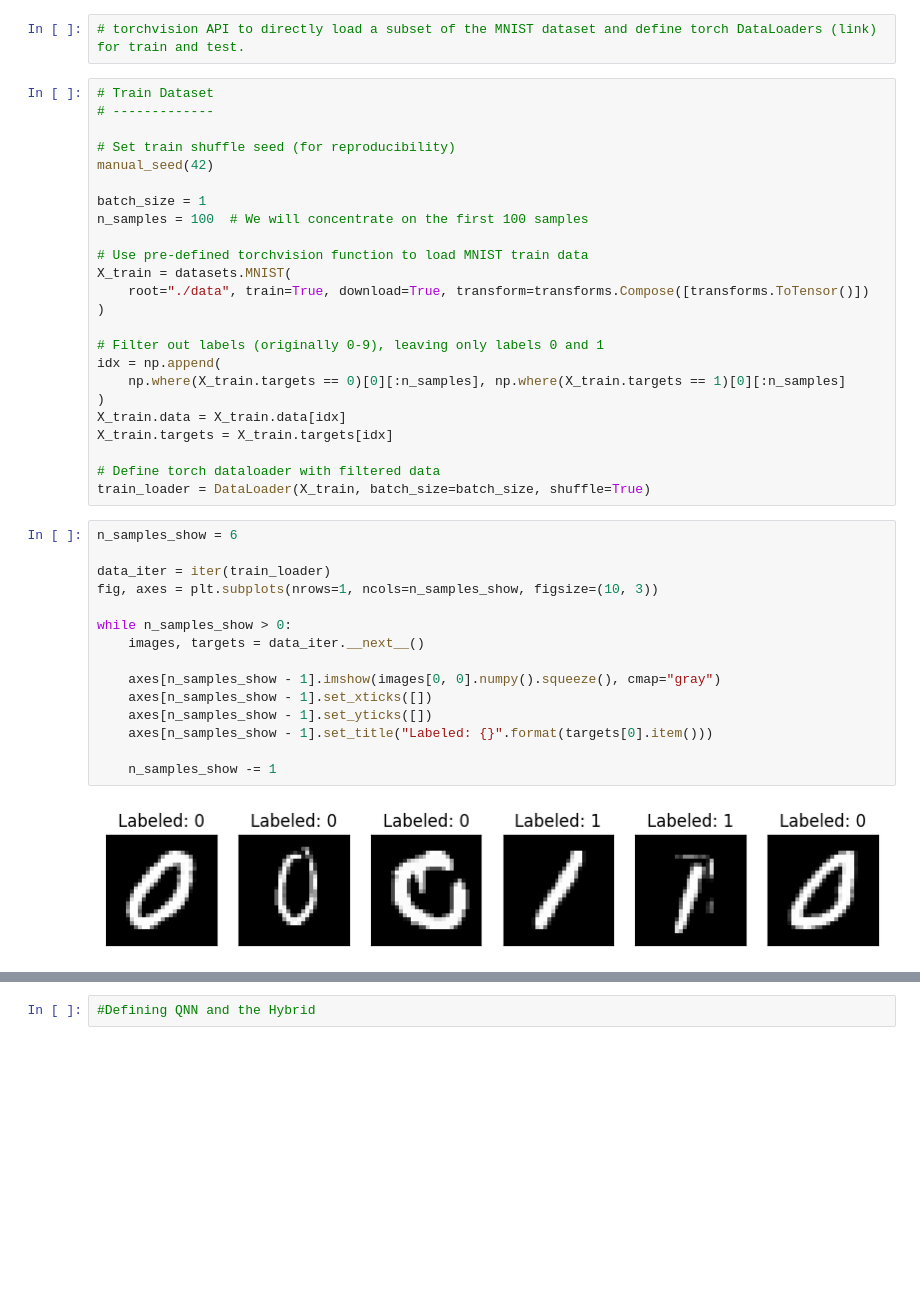
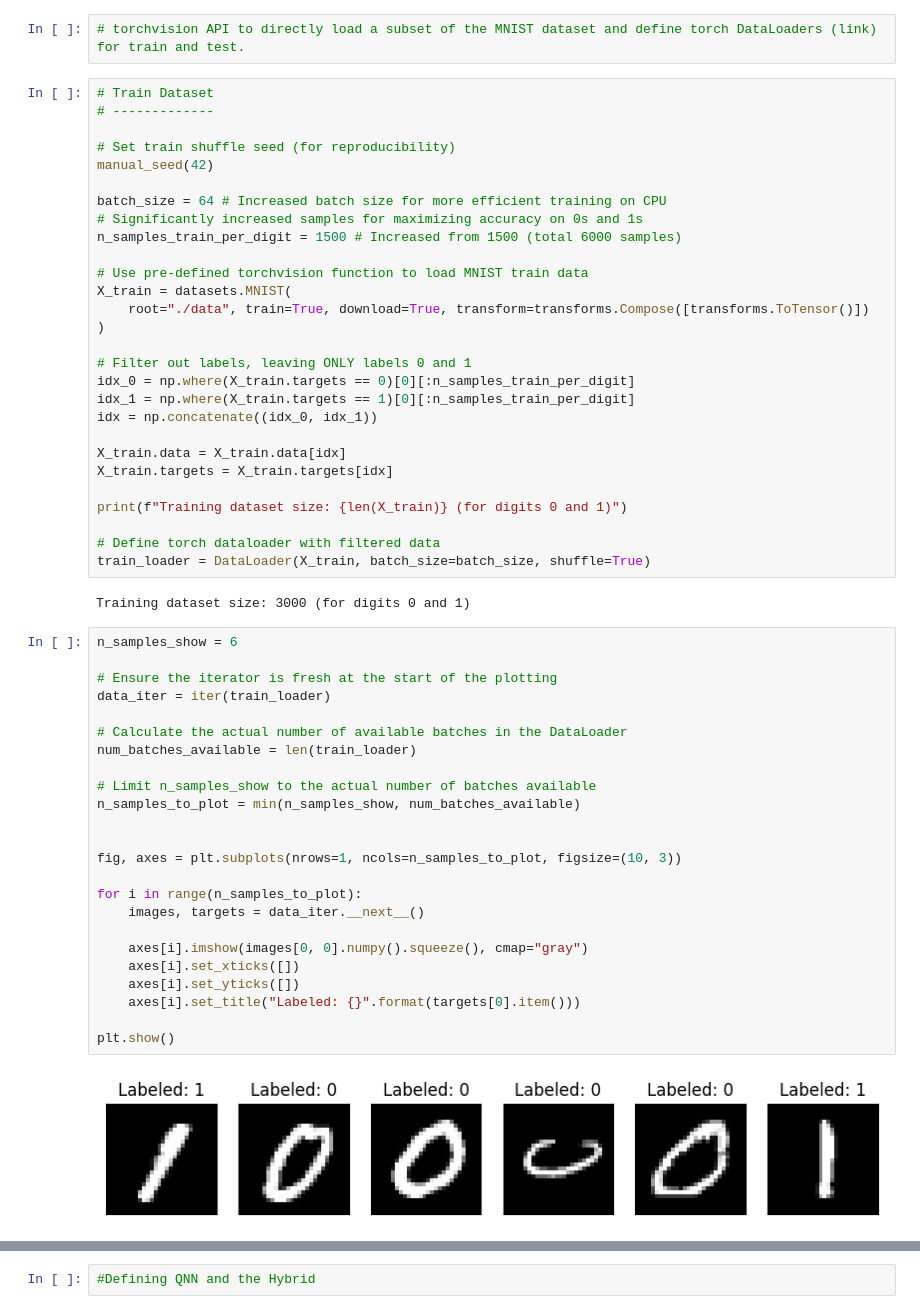
Before and after one commit to coteacarla/Hackathon_QC, a Jupyter notebook: Hybrid_MNIST_ZZ.ipynb, the cells around one changed output, grey strips where cells are left out. Drawn from its saved outputs; the diff is of its cells as text; blank space fills up the shorter version.

```diff
--- a/Hybrid_MNIST_ZZ.ipynb
+++ b/Hybrid_MNIST_ZZ.ipynb
@@ -357,40 +299,55 @@ import torch.nn.functional as F
 # Set train shuffle seed (for reproducibility)
 manual_seed(42)
 
-batch_size = 1
-n_samples = 100  # We will concentrate on the first 100 samples
+batch_size = 64 # Increased batch size for more efficient training on CPU
+# Significantly increased samples for maximizing accuracy on 0s and 1s
+n_samples_train_per_digit = 1500 # Increased from 1500 (total 6000 samples)
 
 # Use pre-defined torchvision function to load MNIST train data
 X_train = datasets.MNIST(
     root="./data", train=True, download=True, transform=transforms.Compose([transforms.ToTensor()])
 )
 
-# Filter out labels (originally 0-9), leaving only labels 0 and 1
-idx = np.append(
-    np.where(X_train.targets == 0)[0][:n_samples], np.where(X_train.targets == 1)[0][:n_samples]
-)
+# Filter out labels, leaving ONLY labels 0 and 1
+idx_0 = np.where(X_train.targets == 0)[0][:n_samples_train_per_digit]
+idx_1 = np.where(X_train.targets == 1)[0][:n_samples_train_per_digit]
+idx = np.concatenate((idx_0, idx_1))
+
 X_train.data = X_train.data[idx]
 X_train.targets = X_train.targets[idx]
 
+print(f"Training dataset size: {len(X_train)} (for digits 0 and 1)")
+
 # Define torch dataloader with filtered data
 train_loader = DataLoader(X_train, batch_size=batch_size, shuffle=True)
+# %% [output]
+Training dataset size: 3000 (for digits 0 and 1)
 # %%
 n_samples_show = 6
 
+# Ensure the iterator is fresh at the start of the plotting
 data_iter = iter(train_loader)
-fig, axes = plt.subplots(nrows=1, ncols=n_samples_show, figsize=(10, 3))
 
-while n_samples_show > 0:
+# Calculate the actual number of available batches in the DataLoader
+num_batches_available = len(train_loader)
+
+# Limit n_samples_show to the actual number of batches available
+n_samples_to_plot = min(n_samples_show, num_batches_available)
+
+
+fig, axes = plt.subplots(nrows=1, ncols=n_samples_to_plot, figsize=(10, 3))
+
+for i in range(n_samples_to_plot):
     images, targets = data_iter.__next__()
 
-    axes[n_samples_show - 1].imshow(images[0, 0].numpy().squeeze(), cmap="gray")
-    axes[n_samples_show - 1].set_xticks([])
-    axes[n_samples_show - 1].set_yticks([])
-    axes[n_samples_show - 1].set_title("Labeled: {}".format(targets[0].item()))
+    axes[i].imshow(images[0, 0].numpy().squeeze(), cmap="gray")
+    axes[i].set_xticks([])
+    axes[i].set_yticks([])
+    axes[i].set_title("Labeled: {}".format(targets[0].item()))
 
-    n_samples_show -= 1
+plt.show()
 # %% [output]
-[figure, old version]
+[figure, new version]
 # %%
 # Test Dataset
 # -------------
```
Also changed, not shown: parts of 27 cells of this notebook, 1 other file.
